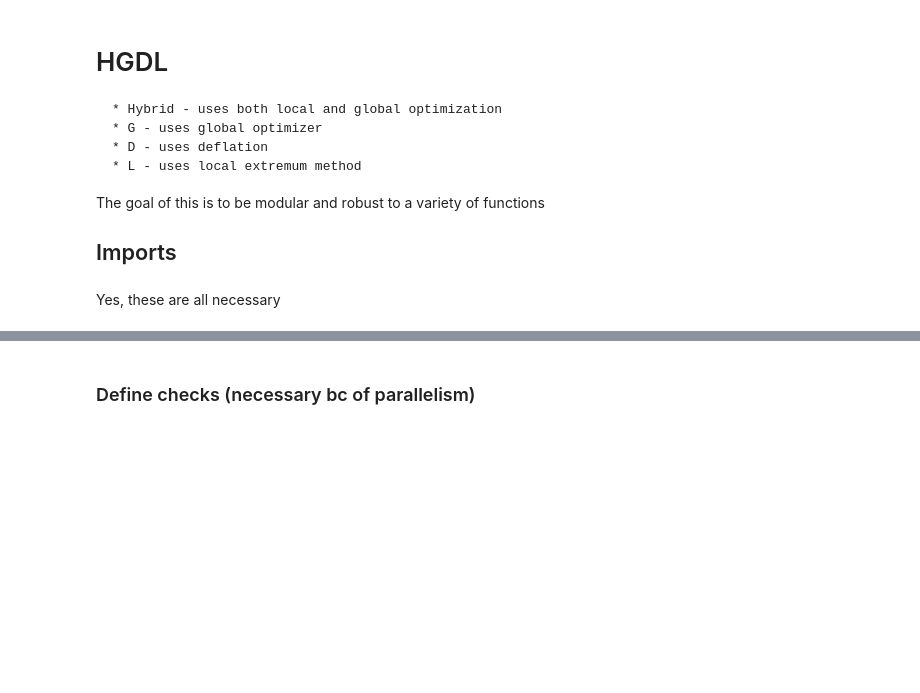
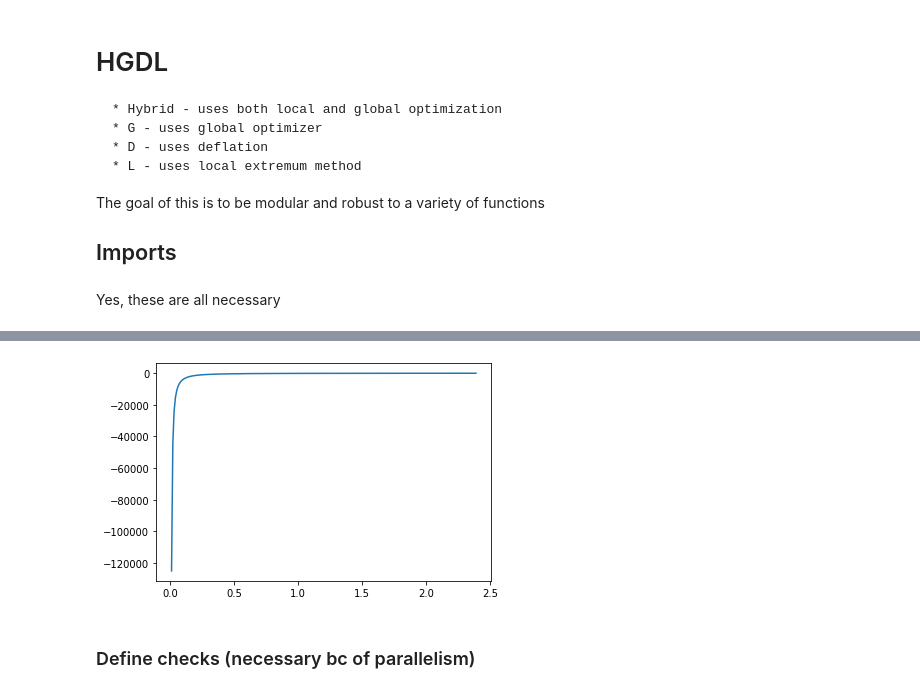
Before and after one commit to lbl-camera/HGDL, a Jupyter notebook: HXDY.ipynb, the cells around one changed output, grey strips where cells are left out. Saved outputs shown, nothing was run; the diff lists cells and outputs as text; code cells hidden in the pictures; blank space fills up the shorter version.

```diff
--- a/HXDY.ipynb
+++ b/HXDY.ipynb
@@ -49,3 +98,9 @@ def bump_derivative(dist2center, radius_squared, alpha):
+# %%
+if DEBUG:
+    x = np.arange(0, 2.4, 1e-2)
+    plt.plot(x, bump_derivative(x, 2.5, .1))
+# %% [output]
+[figure, added]
 # %%
 @nb.jit(nopython=True, cache=True)
 def deflation_factor(x, minima, radius_squared, alpha):
```
Also changed, not shown: parts of 19 cells of this notebook, 1 other file.
